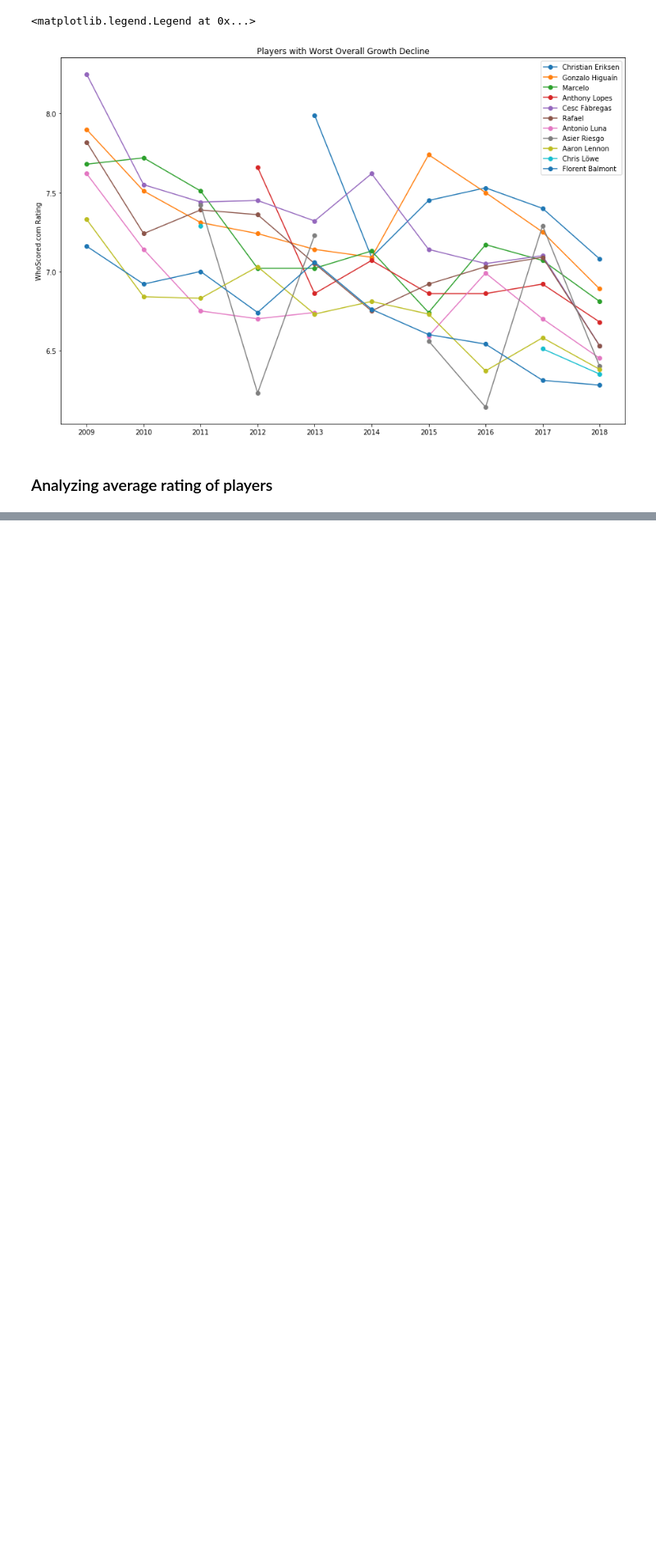
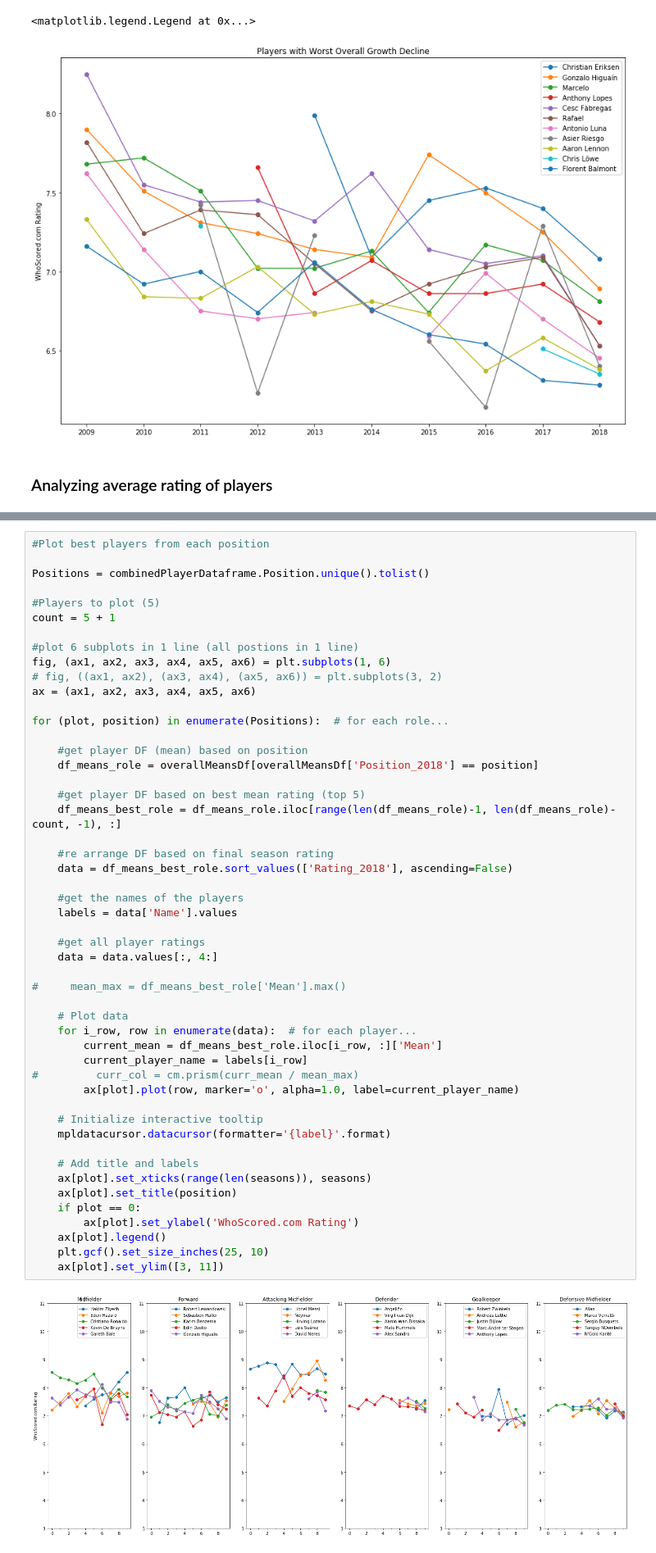
Before and after one commit to Suwadith/Winning-Eleven-Scout-Evaluation-and-Analysis-to-Enhance-Football-Player-Recommendations-ML-Flask, a Jupyter notebook: Analysis/2. Analyzing Player Performances v2.ipynb, the cells around one changed output, grey strips where cells are left out. Shown: that part at 82% size. Saved outputs shown, nothing was run; the diff lists cells and outputs as text; blank space fills up the shorter version.

```diff
--- a/Analysis/2. Analyzing Player Performances v2.ipynb
+++ b/Analysis/2. Analyzing Player Performances v2.ipynb
@@ -760,0 +787,52 @@ array([nan, 'M', 'D', 'DMC', 'AM', 'GK', 'FW'], dtype=object)
+# %%
+#Plot best players from each position
+
+Positions = combinedPlayerDataframe.Position.unique().tolist()
+
+#Players to plot (5)
+count = 5 + 1
+
+#plot 6 subplots in 1 line (all postions in 1 line)
+fig, (ax1, ax2, ax3, ax4, ax5, ax6) = plt.subplots(1, 6)
+# fig, ((ax1, ax2), (ax3, ax4), (ax5, ax6)) = plt.subplots(3, 2)
+ax = (ax1, ax2, ax3, ax4, ax5, ax6)
+
+for (plot, position) in enumerate(Positions):  # for each role...
+
+    #get player DF (mean) based on position
+    df_means_role = overallMeansDf[overallMeansDf['Position_2018'] == position]
+
+    #get player DF based on best mean rating (top 5)
+    df_means_best_role = df_means_role.iloc[range(len(df_means_role)-1, len(df_means_role)-count, -1), :]
+
+    #re arrange DF based on final season rating
+    data = df_means_best_role.sort_values(['Rating_2018'], ascending=False)
+
+    #get the names of the players
+    labels = data['Name'].values
+
+    #get all player ratings
+    data = data.values[:, 4:]
+
+#     mean_max = df_means_best_role['Mean'].max()
+
+    # Plot data
+    for i_row, row in enumerate(data):  # for each player...
+        current_mean = df_means_best_role.iloc[i_row, :]['Mean']
+        current_player_name = labels[i_row]
+#         curr_col = cm.prism(curr_mean / mean_max)
+        ax[plot].plot(row, marker='o', alpha=1.0, label=current_player_name)
+
+    # Initialize interactive tooltip
+    mpldatacursor.datacursor(formatter='{label}'.format)
+
+    # Add title and labels
+    ax[plot].set_xticks(range(len(seasons)), seasons)
+    ax[plot].set_title(position)
+    if plot == 0:
+        ax[plot].set_ylabel('WhoScored.com Rating')
+    ax[plot].legend()
+    plt.gcf().set_size_inches(25, 10)
+    ax[plot].set_ylim([3, 11])
+# %% [output]
+[figure, added]
```
Also changed, not shown: parts of 9 cells of this notebook.
